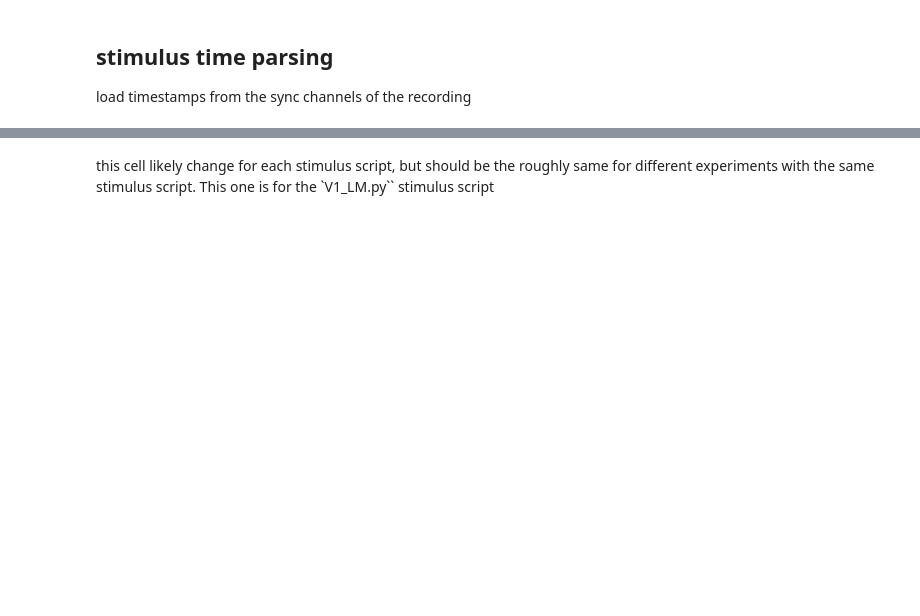
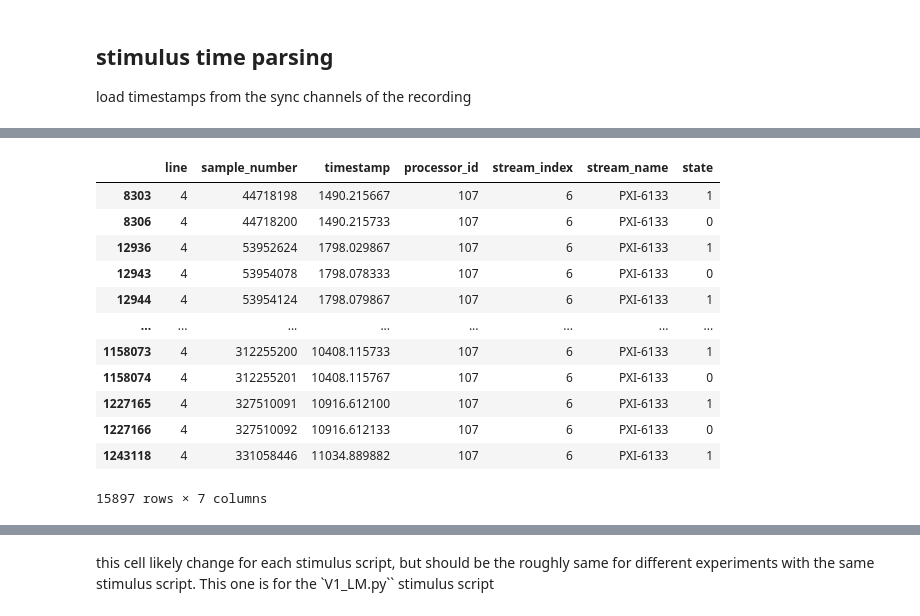
Before and after one commit to granthughes1999/nwb, a Jupyter notebook: Rotation_files/LM_stim.ipynb, the cells around one changed output, grey strips where cells are left out. Saved outputs shown, nothing was run; the diff lists cells and outputs as text; code cells hidden in the pictures; blank space fills up the shorter version.

```diff
--- a/Rotation_files/LM_stim.ipynb
+++ b/Rotation_files/LM_stim.ipynb
@@ -87,3 +69,21 @@ ni_df
+# %%
+# Filter rows where 'line' equals 4
+arbMatrix_df = ni_df[ni_df['line'] == 4]
+arbMatrix_df
+# %% [output]
+|  | line | sample_number | timestamp | processor_id | stream_index | stream_name | state |
+| 8303 | 4 | 44718198 | 1490.215667 | 107 | 6 | PXI-6133 | 1 |
+| 8306 | 4 | 44718200 | 1490.215733 | 107 | 6 | PXI-6133 | 0 |
+| 12936 | 4 | 53952624 | 1798.029867 | 107 | 6 | PXI-6133 | 1 |
+| 12943 | 4 | 53954078 | 1798.078333 | 107 | 6 | PXI-6133 | 0 |
+| 12944 | 4 | 53954124 | 1798.079867 | 107 | 6 | PXI-6133 | 1 |
+| ... | ... | ... | ... | ... | ... | ... | ... |
+| 1158073 | 4 | 312255200 | 10408.115733 | 107 | 6 | PXI-6133 | 1 |
+| 1158074 | 4 | 312255201 | 10408.115767 | 107 | 6 | PXI-6133 | 0 |
+| 1227165 | 4 | 327510091 | 10916.612100 | 107 | 6 | PXI-6133 | 1 |
+| 1227166 | 4 | 327510092 | 10916.612133 | 107 | 6 | PXI-6133 | 0 |
+| 1243118 | 4 | 331058446 | 11034.889882 | 107 | 6 | PXI-6133 | 1 |
+15897 rows × 7 columns
 # %%
 ni_ts = {}
 df_up = ni_df[ni_df.state==1]
```
Also changed, not shown: parts of 12 cells of this notebook, 10 other files.
